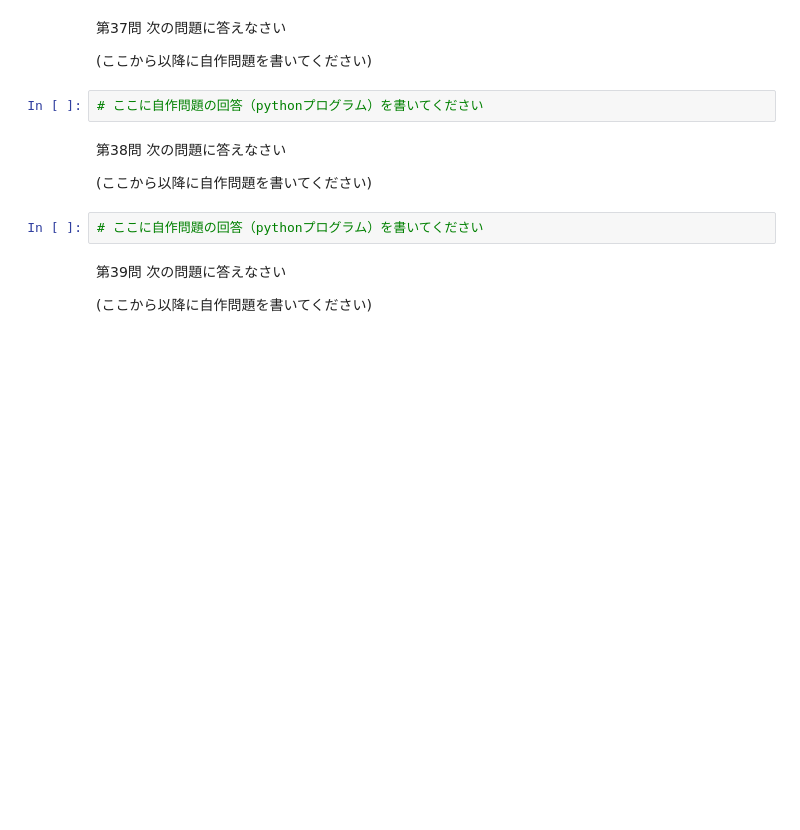
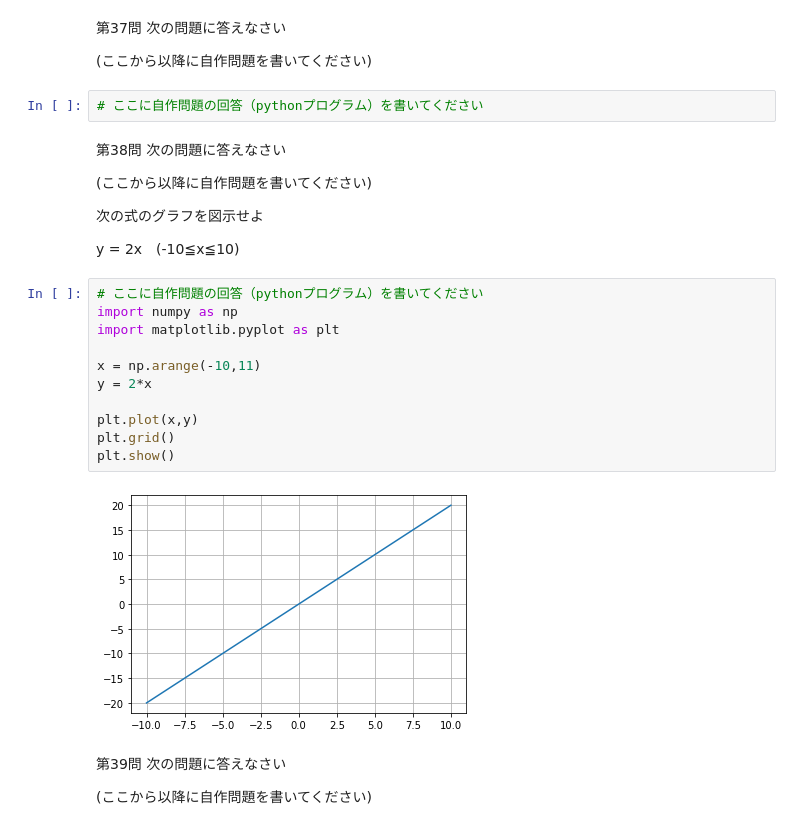
Before and after one commit to zoma1009/Prog2_11th, a Jupyter notebook: Prog2_11.ipynb, the cells around one changed output. Saved outputs shown, nothing was run; the diff lists cells and outputs as text; blank space fills up the shorter version.

```diff
--- a/Prog2_11.ipynb
+++ b/Prog2_11.ipynb
@@ -280,8 +280,23 @@
 次の問題に答えなさい
 
 (ここから以降に自作問題を書いてください)
+
+次の式のグラフを図示せよ
+
+y = 2x　(-10≦x≦10)
-# %%
-# ここに自作問題の回答（pythonプログラム）を書いてください
+# %%
+# ここに自作問題の回答（pythonプログラム）を書いてください
+import numpy as np
+import matplotlib.pyplot as plt
+
+x = np.arange(-10,11)
+y = 2*x
+
+plt.plot(x,y)
+plt.grid()
+plt.show()
+# %% [output]
+[figure, added]
 # %% [markdown]
 第39問
 次の問題に答えなさい
```
Also changed, not shown: parts of 1 cell of this notebook.
